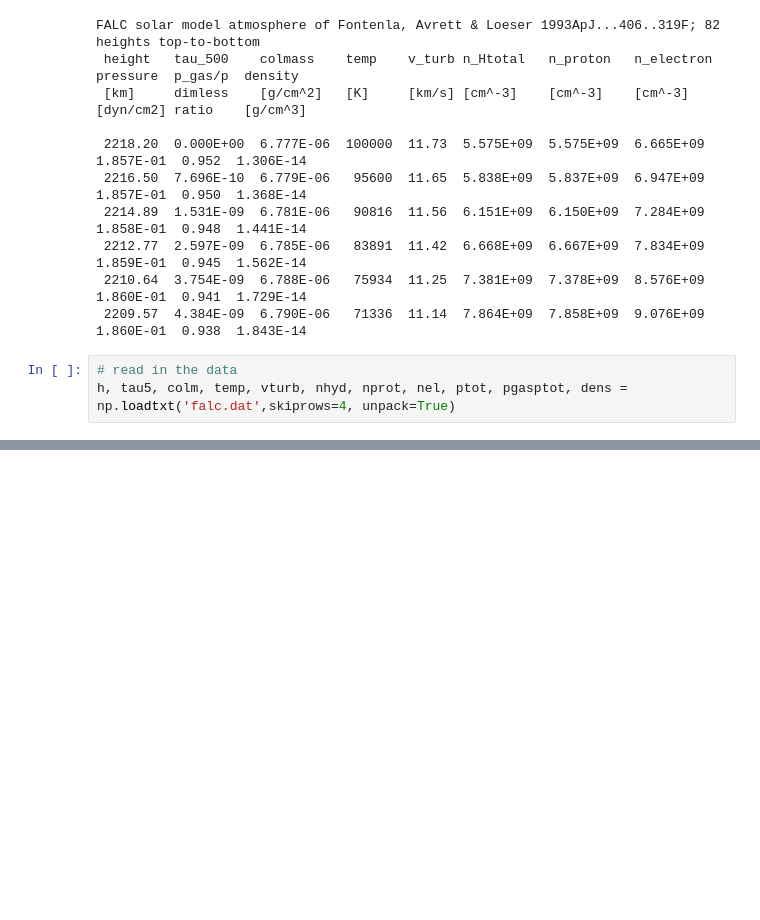
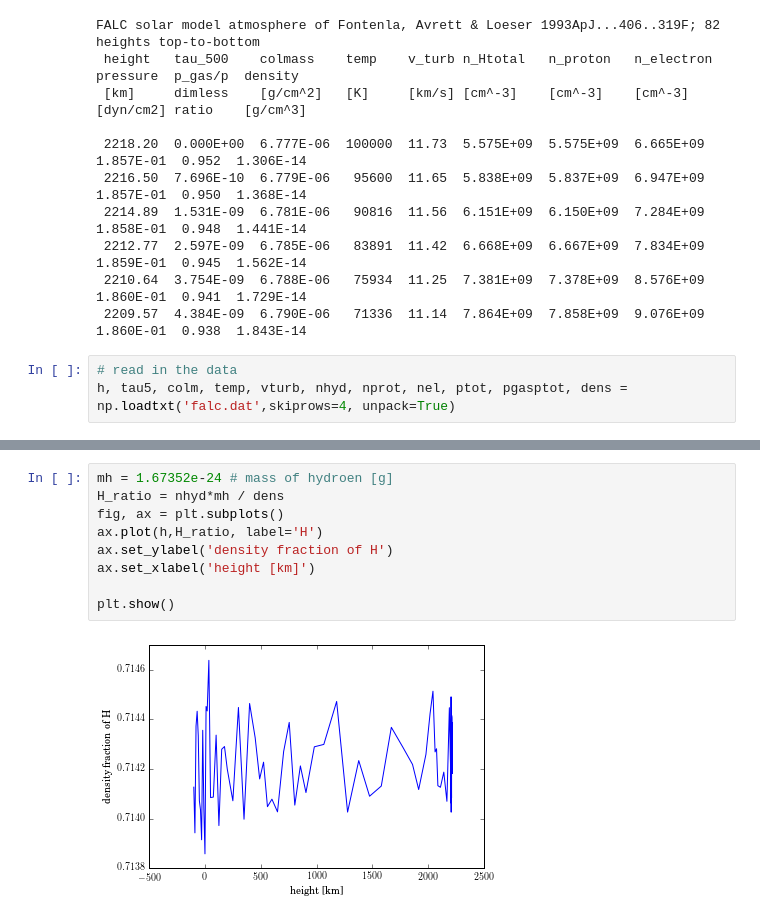
Before and after one commit to mattcwilde/Classes, a Jupyter notebook: ASTR521/HW4/LAB_B1.ipynb, the cells around one changed output, grey strips where cells are left out. Cells and saved outputs as stored; diff of their text form; blank space fills up the shorter version.

```diff
--- a/ASTR521/HW4/LAB_B1.ipynb
+++ b/ASTR521/HW4/LAB_B1.ipynb
@@ -35,0 +68,11 @@ ax.set_ylabel('temperature [K]')
+# %%
+mh = 1.67352e-24 # mass of hydroen [g]
+H_ratio = nhyd*mh / dens
+fig, ax = plt.subplots()
+ax.plot(h,H_ratio, label='H')
+ax.set_ylabel('density fraction of H')
+ax.set_xlabel('height [km]')
+
+plt.show()
+# %% [output]
+[figure, added]
```
Also changed, not shown: parts of 37 cells of this notebook, 2 other files.
